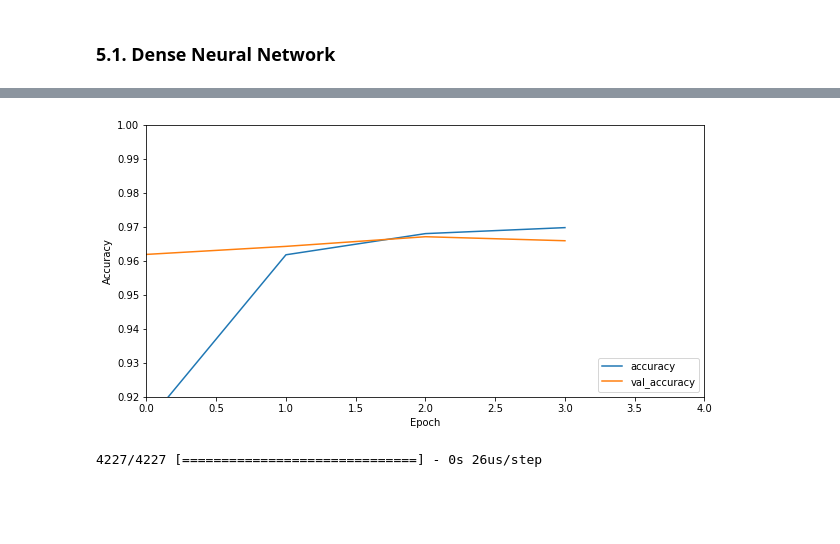
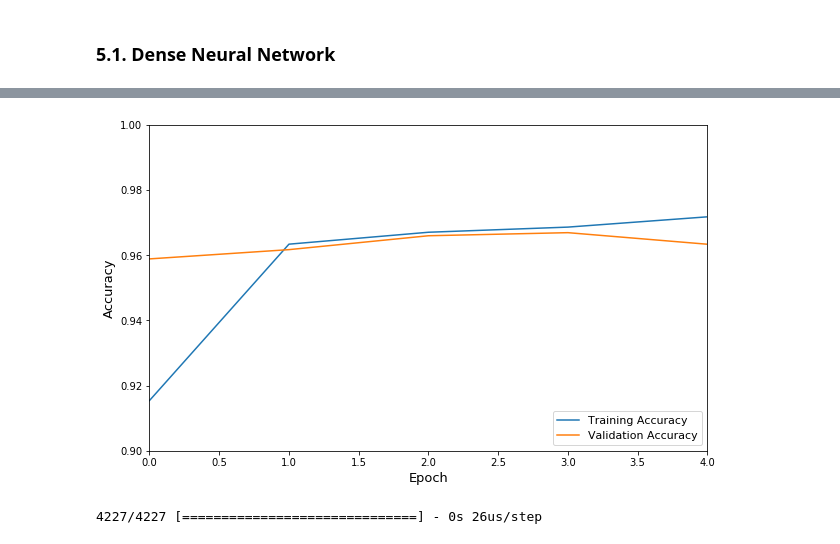
Before and after one commit to ravimalde/fake_news_classifier, a Jupyter notebook: fake_news.ipynb, the cells around one changed output, grey strips where cells are left out. Cells and saved outputs as stored; diff of their text form; code cells hidden in the pictures; blank space fills up the shorter version.

Commit message:
uploading images for readme

```diff
--- a/fake_news.ipynb
+++ b/fake_news.ipynb
@@ -405,15 +407,15 @@ Epoch 4/10
 # %%
-plt.figure(figsize=(10,5))
-plt.plot(history1.history['accuracy'], label='accuracy')
-plt.plot(history1.history['val_accuracy'], label = 'val_accuracy')
-plt.xlabel('Epoch')
+plt.figure(figsize=(10,6))
+plt.plot(history1.history['accuracy'], label='Training Accuracy')
+plt.plot(history1.history['val_accuracy'], label = 'Validation Accuracy')
+plt.xlabel('Epoch', fontsize=13)
+plt.ylabel('Accuracy', fontsize=13)
 plt.xlim(0,4)
-plt.ylim(0.92, 1)
-plt.ylabel('Accuracy')
-plt.legend(loc='lower right')
+plt.ylim(0.90, 1)
+plt.legend(loc='lower right', fontsize=11)
 plt.show()
 # %% [output]
-[figure, old version]
+[figure, new version]
 # %%
 val_score = dnn.evaluate(X_val, y_val)
 # %% [output]
```
Also changed, not shown: parts of 3 cells of this notebook, 2 other files.
